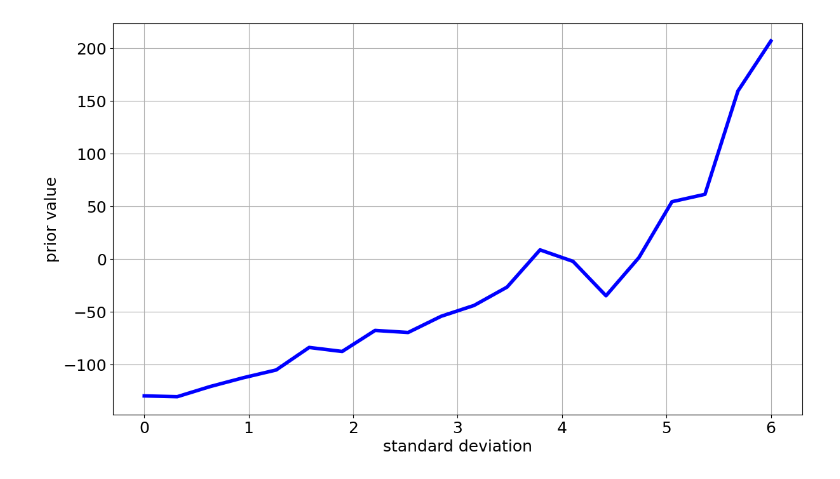
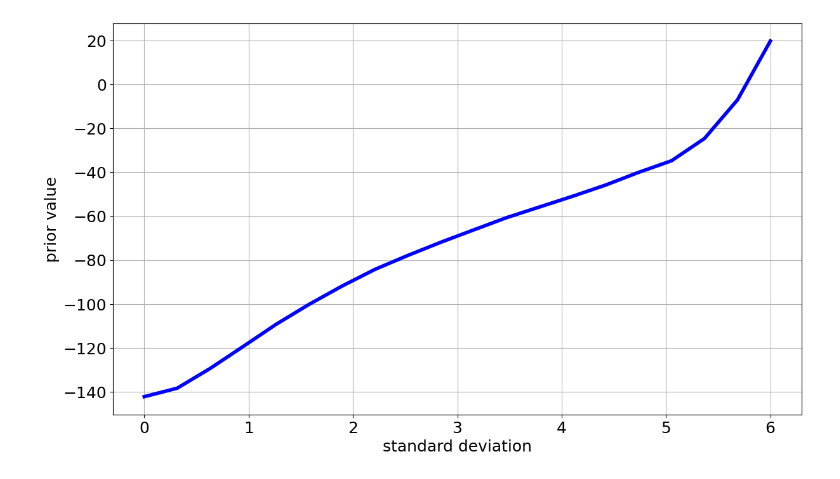
Before and after one commit to PaulBuechler-git/nf-for-inv-problems, a Jupyter notebook: prior_noise_sensitivity_experiment.ipynb, the cells around one changed output. Drawn from its saved outputs; the diff is of its cells as text; code cells hidden in the pictures.

```diff
--- a/prior_noise_sensitivity_experiment.ipynb
+++ b/prior_noise_sensitivity_experiment.ipynb
@@ -23,15 +23,15 @@ connection.commit()
 # %%
 cursor.execute("SELECT * from variance_data")
 means, mins, maxes, std = zip(*cursor.fetchall())
 plt.rcParams.update({'font.size' : 18})
 plt.figure(figsize=(14, 8))
-plt.plot(std, means, label='Mean', linestyle='-', linewidth=4, color='blue')
+plt.plot(std, mins, label='Mean', linestyle='-', linewidth=4, color='blue')
 #plt.fill_between(std, mins, maxes, color='cornflowerblue', alpha=0.2, label='Min-Max Range')
 #plt.scatter(scatter_steps, scatter_values, color='cornflowerblue', marker='o', s=3, label='prior values')
 plt.xlabel('standard deviation')
 plt.ylabel('prior value')
 #plt.title('Prior value behavior for increasing blurr std')
 plt.grid(True)
 plt.show()
 # %% [output]
-[figure, old version]
+[figure, new version]
```
Also changed, not shown: 9 other files.
